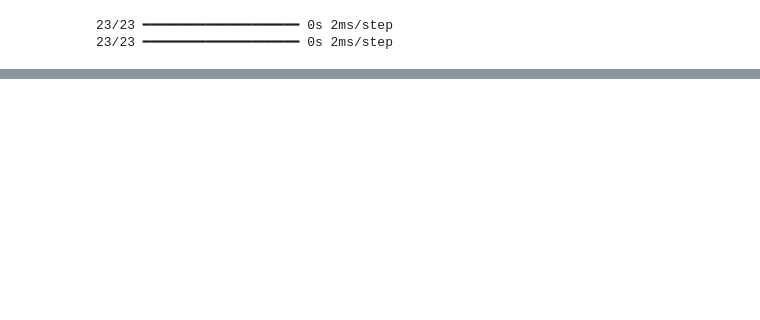
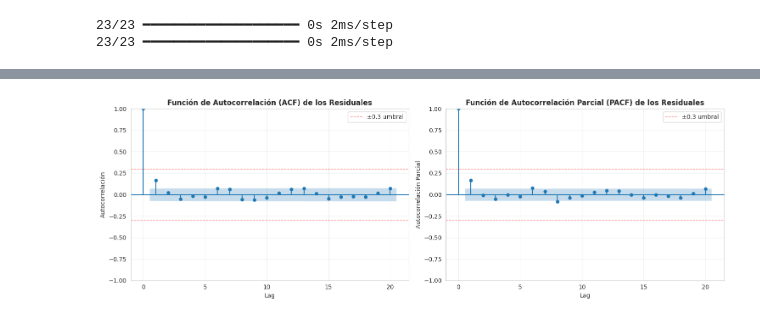
Before and after one commit to aalejoz25/BigData-ST, a Jupyter notebook: proyecto.ipynb, the cells around one changed output, grey strips where cells are left out. Cells and saved outputs as stored; diff of their text form; code cells hidden in the pictures; blank space fills up the shorter version.

```diff
--- a/proyecto.ipynb
+++ b/proyecto.ipynb
@@ -562,0 +664,29 @@ plt.show()
+# %%
+# Gráfico de autocorrelación
+
+fig, axes = plt.subplots(1, 2, figsize=(15, 5))
+
+# ACF Plot
+plot_acf(residuals, lags=min(20, len(residuals) - 1), ax=axes[0], alpha=0.05)
+axes[0].set_title('Función de Autocorrelación (ACF) de los Residuales', fontsize=12, fontweight='bold')
+axes[0].set_xlabel('Lag')
+axes[0].set_ylabel('Autocorrelación')
+axes[0].axhline(y=0.3, color='red', linestyle='--', linewidth=1, alpha=0.5, label='±0.3 umbral')
+axes[0].axhline(y=-0.3, color='red', linestyle='--', linewidth=1, alpha=0.5)
+axes[0].legend()
+axes[0].grid(True, alpha=0.3)
+
+# PACF Plot
+plot_pacf(residuals, lags=min(20, len(residuals) - 1), ax=axes[1], alpha=0.05)
+axes[1].set_title('Función de Autocorrelación Parcial (PACF) de los Residuales', fontsize=12, fontweight='bold')
+axes[1].set_xlabel('Lag')
+axes[1].set_ylabel('Autocorrelación Parcial')
+axes[1].axhline(y=0.3, color='red', linestyle='--', linewidth=1, alpha=0.5, label='±0.3 umbral')
+axes[1].axhline(y=-0.3, color='red', linestyle='--', linewidth=1, alpha=0.5)
+axes[1].legend()
+axes[1].grid(True, alpha=0.3)
+
+plt.tight_layout()
+plt.show()
+# %% [output]
+[figure, added]
```
Also changed, not shown: parts of 22 cells of this notebook, 2 other files.
